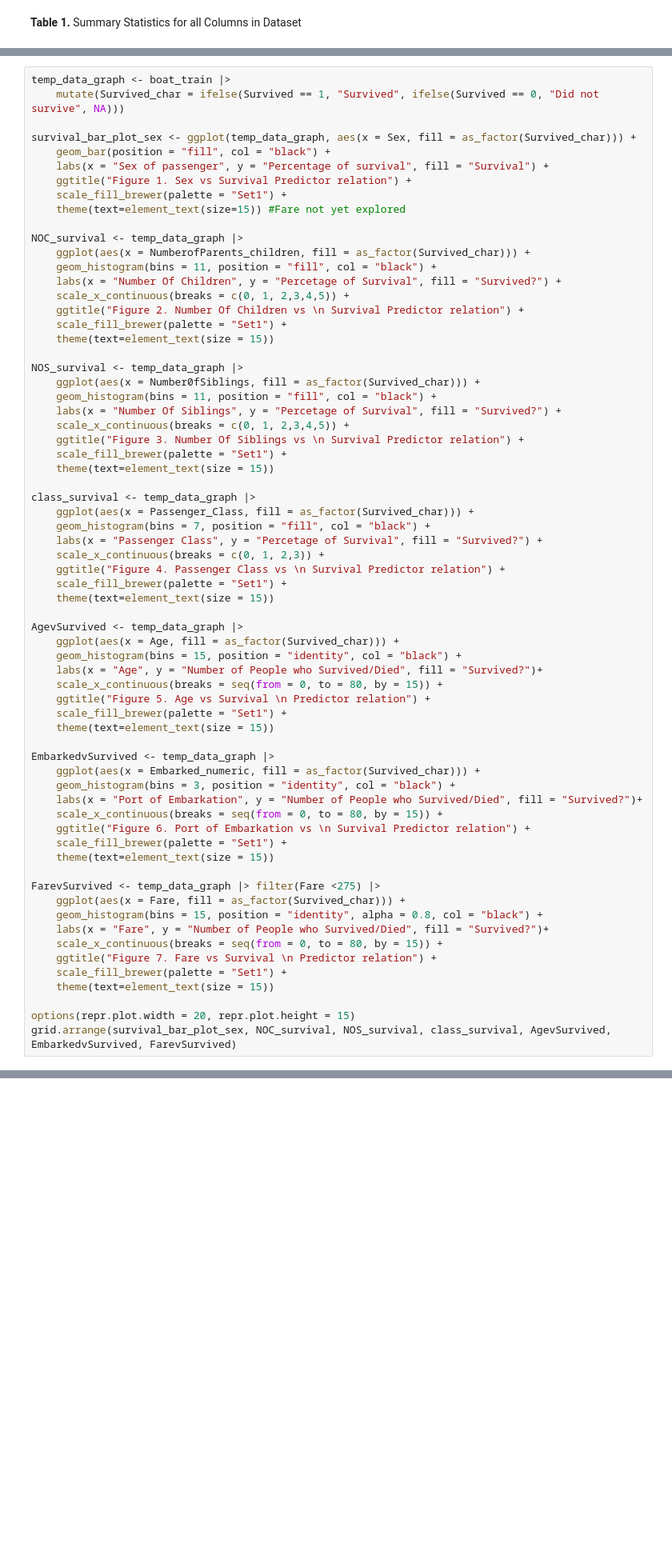
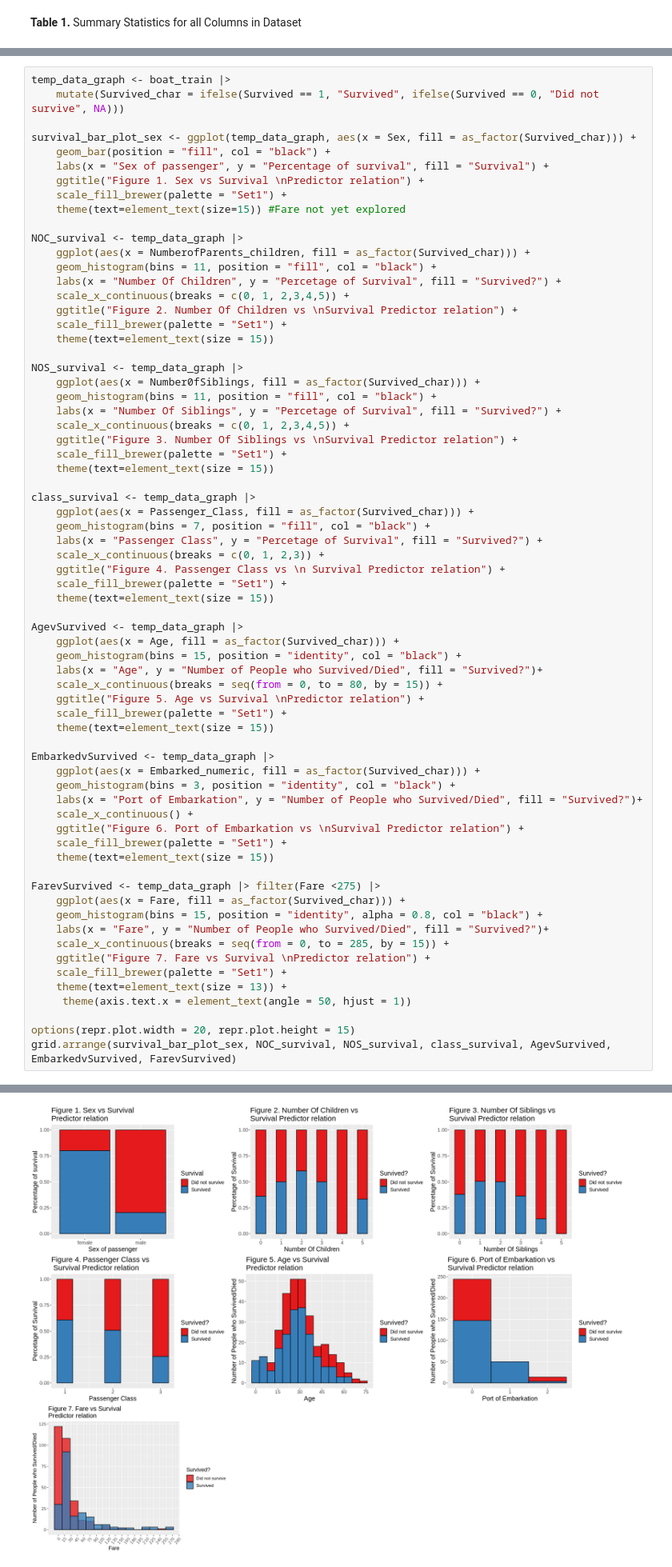
Before and after one commit to zhang17s/DSCI-100-Group-Project-, a Jupyter notebook: Proposal.ipynb, the cells around one changed output, grey strips where cells are left out. Shown at 80% size. Drawn from its saved outputs; the diff is of its cells as text; blank space fills up the shorter version.

Commit message:
Changed visualization axes

```diff
--- a/Proposal.ipynb
+++ b/Proposal.ipynb
@@ -177,7 +174,7 @@ temp_data_graph <- boat_train |>
 survival_bar_plot_sex <- ggplot(temp_data_graph, aes(x = Sex, fill = as_factor(Survived_char))) +
     geom_bar(position = "fill", col = "black") +
     labs(x = "Sex of passenger", y = "Percentage of survival", fill = "Survival") +
-    ggtitle("Figure 1. Sex vs Survival Predictor relation") +
+    ggtitle("Figure 1. Sex vs Survival \nPredictor relation") +
     scale_fill_brewer(palette = "Set1") +
     theme(text=element_text(size=15)) #Fare not yet explored
 
@@ -186,7 +183,7 @@ NOC_survival <- temp_data_graph |>
     geom_histogram(bins = 11, position = "fill", col = "black") +
     labs(x = "Number Of Children", y = "Percetage of Survival", fill = "Survived?") +
     scale_x_continuous(breaks = c(0, 1, 2,3,4,5)) +
-    ggtitle("Figure 2. Number Of Children vs \n Survival Predictor relation") +
+    ggtitle("Figure 2. Number Of Children vs \nSurvival Predictor relation") +
     scale_fill_brewer(palette = "Set1") +
     theme(text=element_text(size = 15))
 
@@ -195,7 +192,7 @@ NOS_survival <- temp_data_graph |>
     geom_histogram(bins = 11, position = "fill", col = "black") +
     labs(x = "Number Of Siblings", y = "Percetage of Survival", fill = "Survived?") +
     scale_x_continuous(breaks = c(0, 1, 2,3,4,5)) +
-    ggtitle("Figure 3. Number Of Siblings vs \n Survival Predictor relation") +
+    ggtitle("Figure 3. Number Of Siblings vs \nSurvival Predictor relation") +
     scale_fill_brewer(palette = "Set1") +
     theme(text=element_text(size = 15))
 
@@ -213,7 +210,7 @@ AgevSurvived <- temp_data_graph |>
     geom_histogram(bins = 15, position = "identity", col = "black") +
     labs(x = "Age", y = "Number of People who Survived/Died", fill = "Survived?")+
     scale_x_continuous(breaks = seq(from = 0, to = 80, by = 15)) +
-    ggtitle("Figure 5. Age vs Survival \n Predictor relation") +
+    ggtitle("Figure 5. Age vs Survival \nPredictor relation") +
     scale_fill_brewer(palette = "Set1") +
     theme(text=element_text(size = 15))
 
@@ -221,8 +218,8 @@ EmbarkedvSurvived <- temp_data_graph |>
     ggplot(aes(x = Embarked_numeric, fill = as_factor(Survived_char))) +
     geom_histogram(bins = 3, position = "identity", col = "black") +
     labs(x = "Port of Embarkation", y = "Number of People who Survived/Died", fill = "Survived?")+
-    scale_x_continuous(breaks = seq(from = 0, to = 80, by = 15)) +
-    ggtitle("Figure 6. Port of Embarkation vs \n Survival Predictor relation") +
+    scale_x_continuous() +
+    ggtitle("Figure 6. Port of Embarkation vs \nSurvival Predictor relation") +
     scale_fill_brewer(palette = "Set1") +
     theme(text=element_text(size = 15))
 
@@ -230,10 +227,12 @@ FarevSurvived <- temp_data_graph |> filter(Fare <275) |>
     ggplot(aes(x = Fare, fill = as_factor(Survived_char))) +
     geom_histogram(bins = 15, position = "identity", alpha = 0.8, col = "black") +
     labs(x = "Fare", y = "Number of People who Survived/Died", fill = "Survived?")+
-    scale_x_continuous(breaks = seq(from = 0, to = 80, by = 15)) +
-    ggtitle("Figure 7. Fare vs Survival \n Predictor relation") +
+    scale_x_continuous(breaks = seq(from = 0, to = 285, by = 15)) +
+    ggtitle("Figure 7. Fare vs Survival \nPredictor relation") +
     scale_fill_brewer(palette = "Set1") +
-    theme(text=element_text(size = 15))
+    theme(text=element_text(size = 13)) +
+     theme(axis.text.x = element_text(angle = 50, hjust = 1))
 
 options(repr.plot.width = 20, repr.plot.height = 15)
 grid.arrange(survival_bar_plot_sex, NOC_survival, NOS_survival, class_survival, AgevSurvived, EmbarkedvSurvived, FarevSurvived)
+# %% [output]
@@ -240,3 +247,4 @@ grid.arrange(survival_bar_plot_sex, NOC_survival, NOS_survival, class_survival,
+[figure, added]
 # %%
 #summary table for how many men and women are there in the training data.
 summary_table_sex <- boat_train |>
```
Also changed, not shown: parts of 23 cells of this notebook.
